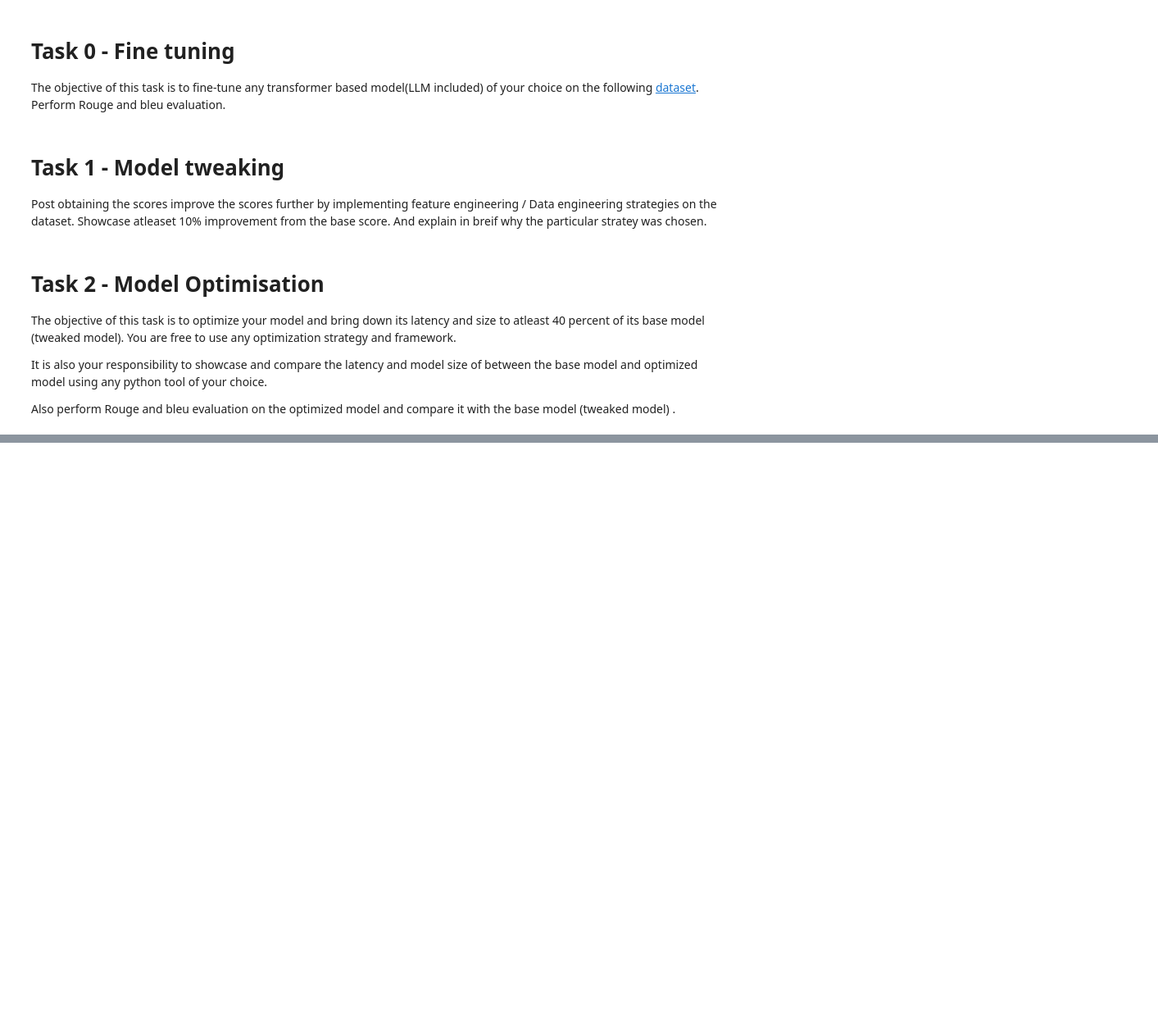
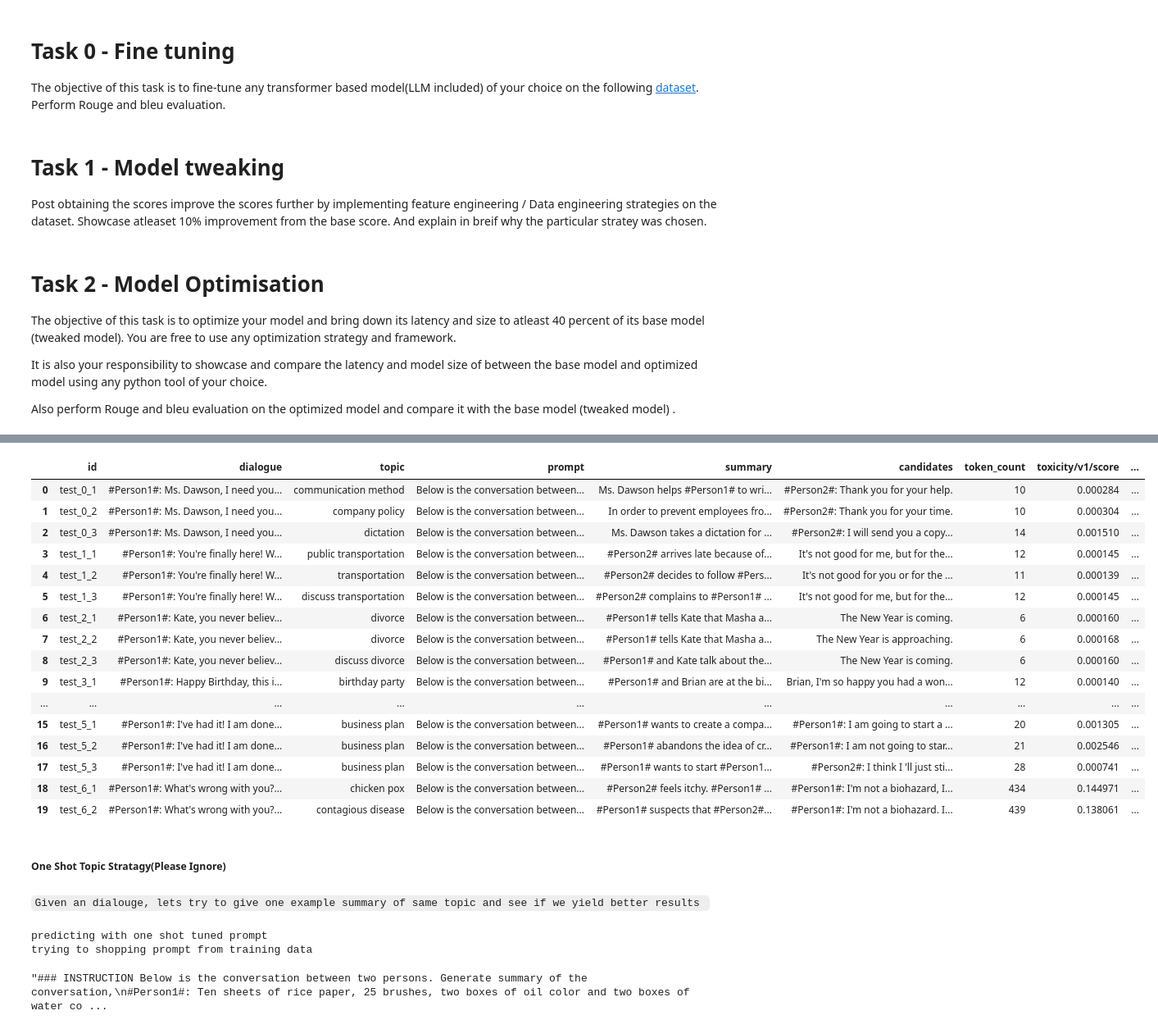
Before and after one commit to hemanthyernagula/MlOps-Assignment-2, a Jupyter notebook: Model_Fine_Tuning_and_Optimization_Task.ipynb, the cells around one changed output, grey strips where cells are left out. Shown at 82% size. Drawn from its saved outputs; the diff is of its cells as text; code cells hidden in the pictures; blank space fills up the shorter version.

```diff
--- a/Model_Fine_Tuning_and_Optimization_Task.ipynb
+++ b/Model_Fine_Tuning_and_Optimization_Task.ipynb
@@ -17,0 +357,3 @@ Also perform Rouge and bleu evaluation on the optimized model  and compare it wi
+# %%
+temp_data = DATA['test']
+temp_data['prompt'] = tuned_prompt(temp_data)
@@ -17,0 +420,14 @@ Also perform Rouge and bleu evaluation on the optimized model  and compare it wi
+# %%
+def one_shot_prompt(df):
+    """
+    """
+    print(f"predicting with one shot tuned prompt")
+    INSTRUCTION = "Below is the conversation between two persons. Generate summary of the conversation,"
+    INSTRUCTION2 = "Below is summary of another conversation, Generate the summary of the conversation "
+    SAMPLE_RESPONSE = "### SUMMARY:\n"
+    EXAMPLE_CONV = DATA["test"].iloc[5].dialogue
+    EXAMPLE_SUMM = DATA["test"].iloc[5].summary
+    return   INSTRUCTION + "\n" + EXAMPLE_CONV + "\n" + SAMPLE_RESPONSE +  "\n\n"  + EXAMPLE_SUMM + "\n\n" + INSTRUCTION2 + "\n\n" + df.summary + "\n\n"  + SAMPLE_RESPONSE
+# %%
+temp_data = DATA['test']
+temp_data['prompt'] = one_shot_prompt(temp_data)
@@ -17,0 +436,20 @@ Also perform Rouge and bleu evaluation on the optimized model  and compare it wi
+# %%
+
+with mlflow.start_run(experiment_id=fine_tune_tracker.experiment_id, run_name="one_shot_prompt"):
+
+    results = mlflow.evaluate(
+            model_info.model_uri,
+            temp_data.iloc[:20],
+            targets="summary",  # specify which column corresponds to the expected output
+            model_type="text-summarization",  # model type indicates which metrics are relevant for this task
+        )
+
+    mlflow.log_table(results.tables['eval_results_table'][[
+        "dialogue", "summary", "candidates"
+    ]],artifact_file="one_shot_results.json")
+
+    oneshot_results = results.tables['eval_results_table'][['summary', 'candidates']]
+    oneshot_bleu_score = eval_fn(oneshot_results.candidates, oneshot_results.summary, {})
+    mlflow.log_metrics(zeroshot_bleu_score)
+
+    mlflow.end_run()
@@ -17,0 +494,24 @@ Also perform Rouge and bleu evaluation on the optimized model  and compare it wi
+# %%
+results.tables['eval_results_table']
+# %% [output]
+|  | id | dialogue | topic | prompt | summary | candidates | token_count | toxicity/v1/score | ... |
+| 0 | test_0_1 | #Person1#: Ms. Dawson, I need you... | communication method | Below is the conversation between... | Ms. Dawson helps #Person1# to wri... | #Person2#: Thank you for your help. | 10 | 0.000284 | ... |
+| 1 | test_0_2 | #Person1#: Ms. Dawson, I need you... | company policy | Below is the conversation between... | In order to prevent employees fro... | #Person2#: Thank you for your time. | 10 | 0.000304 | ... |
+| 2 | test_0_3 | #Person1#: Ms. Dawson, I need you... | dictation | Below is the conversation between... | Ms. Dawson takes a dictation for ... | #Person2#: I will send you a copy... | 14 | 0.001510 | ... |
+| 3 | test_1_1 | #Person1#: You're finally here! W... | public transportation | Below is the conversation between... | #Person2# arrives late because of... | It's not good for me, but for the... | 12 | 0.000145 | ... |
+| 4 | test_1_2 | #Person1#: You're finally here! W... | transportation | Below is the conversation between... | #Person2# decides to follow #Pers... | It's not good for you or for the ... | 11 | 0.000139 | ... |
+| 5 | test_1_3 | #Person1#: You're finally here! W... | discuss transportation | Below is the conversation between... | #Person2# complains to #Person1# ... | It's not good for me, but for the... | 12 | 0.000145 | ... |
+| 6 | test_2_1 | #Person1#: Kate, you never believ... | divorce | Below is the conversation between... | #Person1# tells Kate that Masha a... | The New Year is coming. | 6 | 0.000160 | ... |
+| 7 | test_2_2 | #Person1#: Kate, you never believ... | divorce | Below is the conversation between... | #Person1# tells Kate that Masha a... | The New Year is approaching. | 6 | 0.000168 | ... |
+| 8 | test_2_3 | #Person1#: Kate, you never believ... | discuss divorce | Below is the conversation between... | #Person1# and Kate talk about the... | The New Year is coming. | 6 | 0.000160 | ... |
+| 9 | test_3_1 | #Person1#: Happy Birthday, this i... | birthday party | Below is the conversation between... | #Person1# and Brian are at the bi... | Brian, I'm so happy you had a won... | 12 | 0.000140 | ... |
+| ... | ... | ... | ... | ... | ... | ... | ... | ... | ... |
+| 15 | test_5_1 | #Person1#: I've had it! I am done... | business plan | Below is the conversation between... | #Person1# wants to create a compa... | #Person1#: I am going to start a ... | 20 | 0.001305 | ... |
+| 16 | test_5_2 | #Person1#: I've had it! I am done... | business plan | Below is the conversation between... | #Person1# abandons the idea of cr... | #Person1#: I am not going to star... | 21 | 0.002546 | ... |
+| 17 | test_5_3 | #Person1#: I've had it! I am done... | business plan | Below is the conversation between... | #Person1# wants to start #Person1... | #Person2#: I think I 'll just sti... | 28 | 0.000741 | ... |
+| 18 | test_6_1 | #Person1#: What's wrong with you?... | chicken pox | Below is the conversation between... | #Person2# feels itchy. #Person1# ... | #Person1#: I'm not a biohazard, I... | 434 | 0.144971 | ... |
+| 19 | test_6_2 | #Person1#: What's wrong with you?... | contagious disease | Below is the conversation between... | #Person1# suspects that #Person2#... | #Person1#: I'm not a biohazard. I... | 439 | 0.138061 | ... |
+# %% [markdown]
+##### One Shot Topic Stratagy(Please Ignore)
+# %% [markdown]
+`Given an dialouge, lets try to give one example summary of same topic and see if we yield better results `
@@ -17,0 +536,8 @@ Also perform Rouge and bleu evaluation on the optimized model  and compare it wi
+# %%
+temp_data = DATA['test']
+temp_data = temp_data[temp_data.topic == 'shopping'].reset_index()
+temp_data.drop(['index'], axis=1,inplace=True)
+temp_data['prompt'] = one_shot_stratagy_prompt(temp_data)
+# %% [output]
+predicting with one shot tuned prompt
+trying to shopping prompt from training data
@@ -17,0 +561,4 @@ Also perform Rouge and bleu evaluation on the optimized model  and compare it wi
+# %%
+temp_data.prompt.iloc[0]
+# %% [output]
+"### INSTRUCTION Below is the conversation between two persons. Generate summary of the conversation,\n#Person1#: Ten sheets of rice paper, 25 brushes, two boxes of oil color and two boxes of water co ...
```
Also changed, not shown: parts of 67 cells of this notebook.
